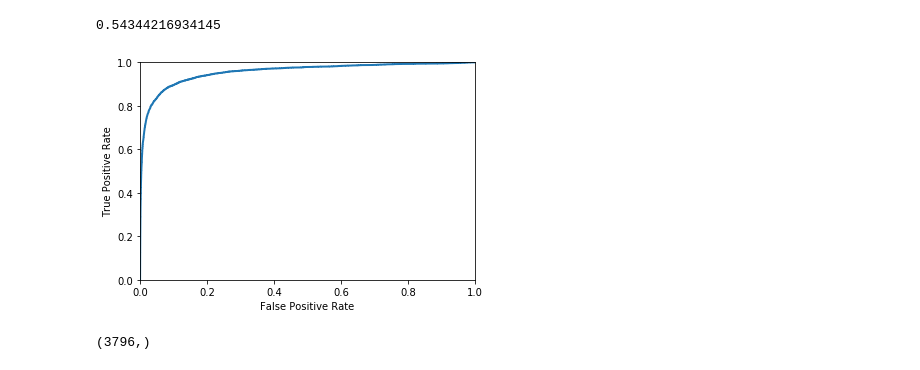
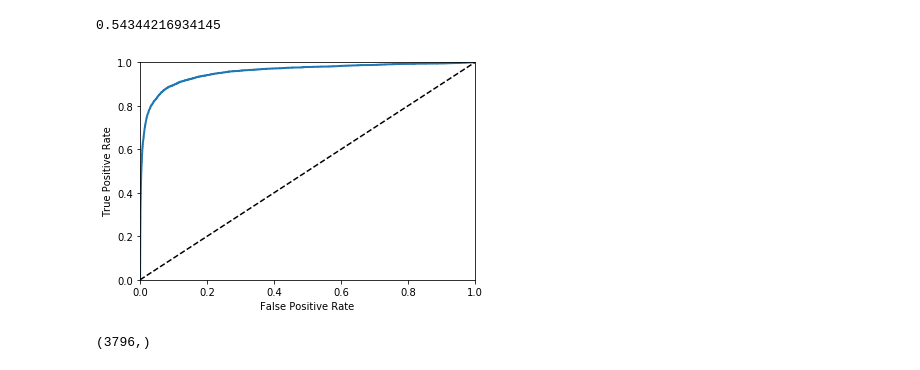
Before and after one commit to JamesWang007/myTensorflow, a Jupyter notebook: handon_ml/handson_03.ipynb, the cells around one changed output. Cells and saved outputs as stored; diff of their text form; code cells hidden in the pictures.

```diff
--- a/handon_ml/handson_03.ipynb
+++ b/handon_ml/handson_03.ipynb
@@ -271,15 +271,15 @@ fpr, tpr, thresholds = roc_curve(y_train_5, y_scores)
 # %%
 def plot_roc_curve(fpr, tpr, label=None):
     plt.plot(fpr, tpr, linewidth=2, label=label)
-    #plt.plot([0,1], [0,1], 'k--')
+    plt.plot([0,1], [0,1], 'k--')
     plt.axis([0,1,0,1])
     plt.xlabel('False Positive Rate')
     plt.ylabel('True Positive Rate')
 
 plot_roc_curve(fpr, tpr)
 plt.show()
 # %% [output]
-[figure, old version]
+[figure, new version]
 # %%
 fpr.shape
 # %% [output]
```
Also changed, not shown: parts of 25 cells of this notebook.
